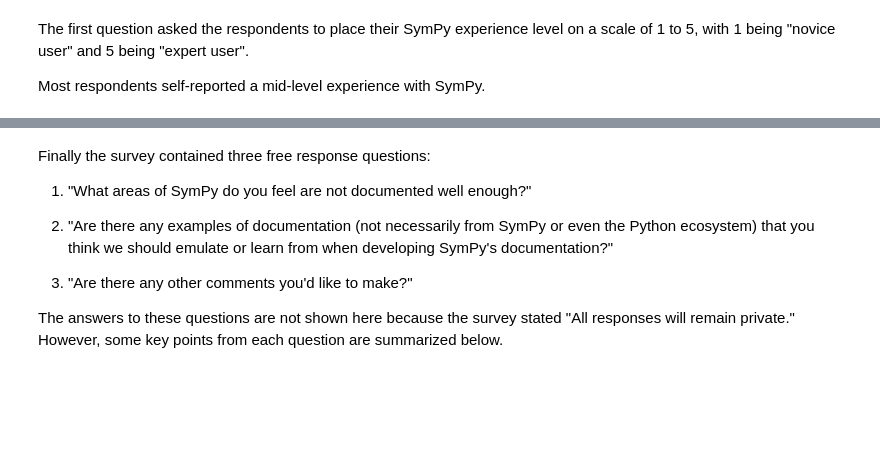
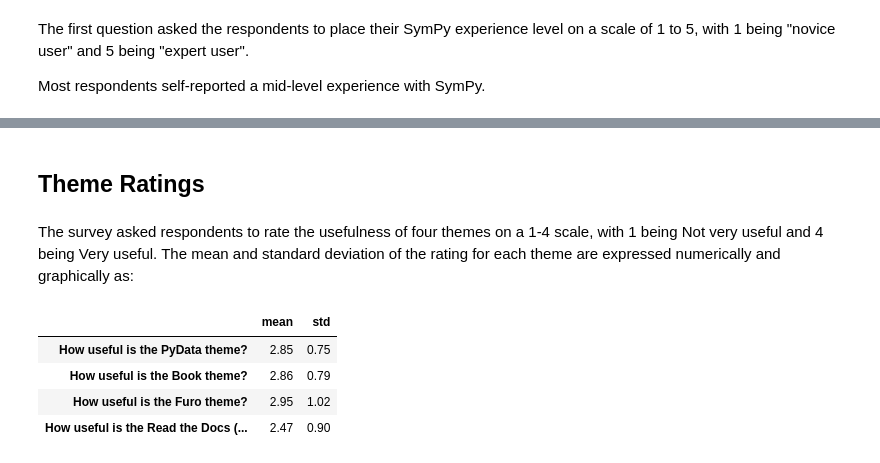
Before and after one commit to sympy/sympy-docs-survey, a Jupyter notebook: analysis.ipynb, the cells around one changed output, grey strips where cells are left out. Saved outputs shown, nothing was run; the diff lists cells and outputs as text; code cells hidden in the pictures; blank space fills up the shorter version.

```diff
--- a/analysis.ipynb
+++ b/analysis.ipynb
@@ -102,7 +101,0 @@ resources_bar_colors = [i.get_facecolor() for i in ax.containers[0].get_children
-# %%
-all_resources = sorted(set(flattened_series(df[resources])), key=lambda i: vals[i])
-
-for r in all_resources:
-    df[r] = df[resources].fillna('').apply(lambda x: r in x)
-
-resources_by_experience = df.groupby(df[experience_level].fillna(0))[all_resources].sum()
@@ -148,10 +102,12 @@ fig.tight_layout()
-# %% [markdown]
-Finally the survey contained three free response questions:
-
-1. "What areas of SymPy do you feel are not documented well enough?"
-
-2. "Are there any examples of documentation (not necessarily from SymPy or even the Python ecosystem) that you think we should emulate or learn from when developing SymPy's documentation?"
-
-3. "Are there any other comments you'd like to make?"
-
-The answers to these questions are not shown here because the survey stated "All responses will remain private." However, some key points from each question are summarized below.
+# %% [markdown]
+## Theme Ratings
+# %% [markdown]
+The survey asked respondents to rate the usefulness of four themes on a 1-4 scale, with 1 being Not very useful and 4 being Very useful. The mean and standard deviation of the rating for each theme are expressed numerically and graphically as:
+# %%
+df[rating_cols].describe().transpose()[["mean","std"]].round(2)
+# %% [output]
+|  | mean | std |
+| How useful is the PyData theme? | 2.85 | 0.75 |
+| How useful is the Book theme? | 2.86 | 0.79 |
+| How useful is the Furo theme? | 2.95 | 1.02 |
+| How useful is the Read the Docs (... | 2.47 | 0.90 |
```
Also changed, not shown: parts of 35 cells of this notebook, 4 other files.
